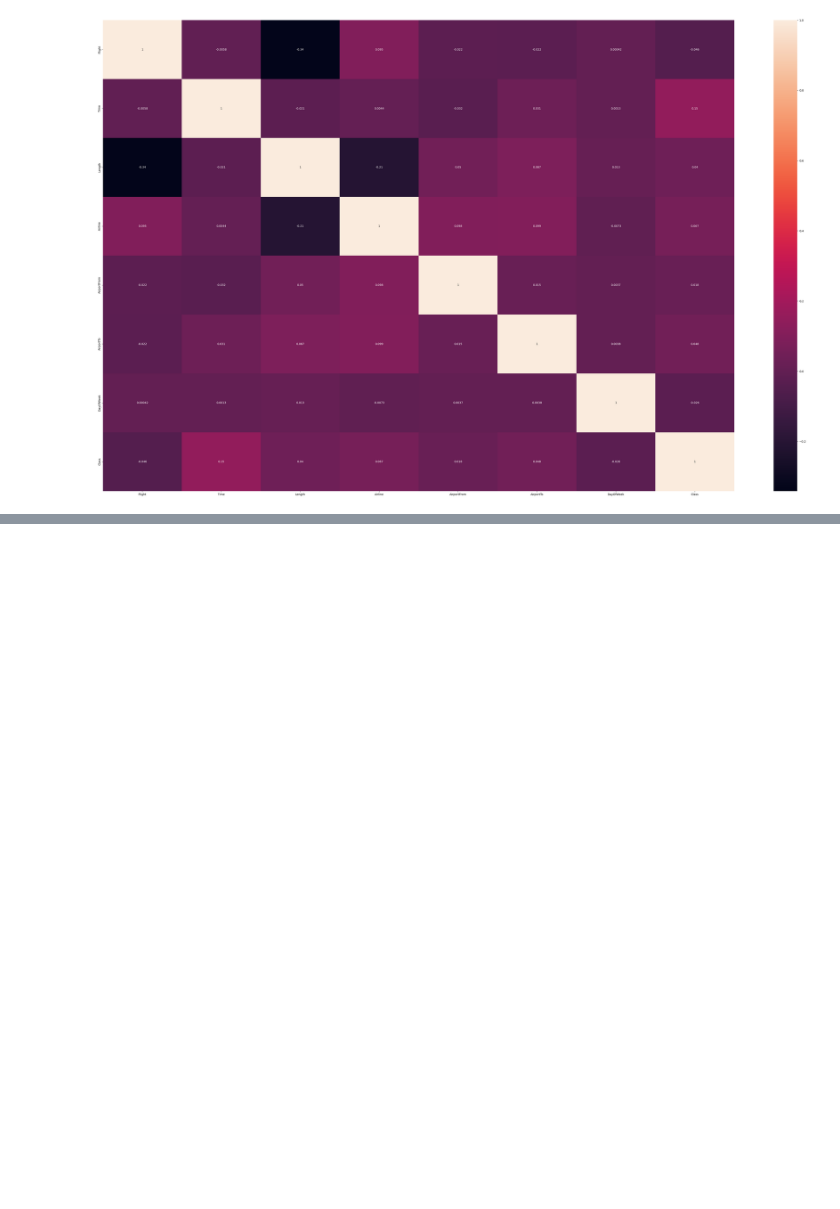
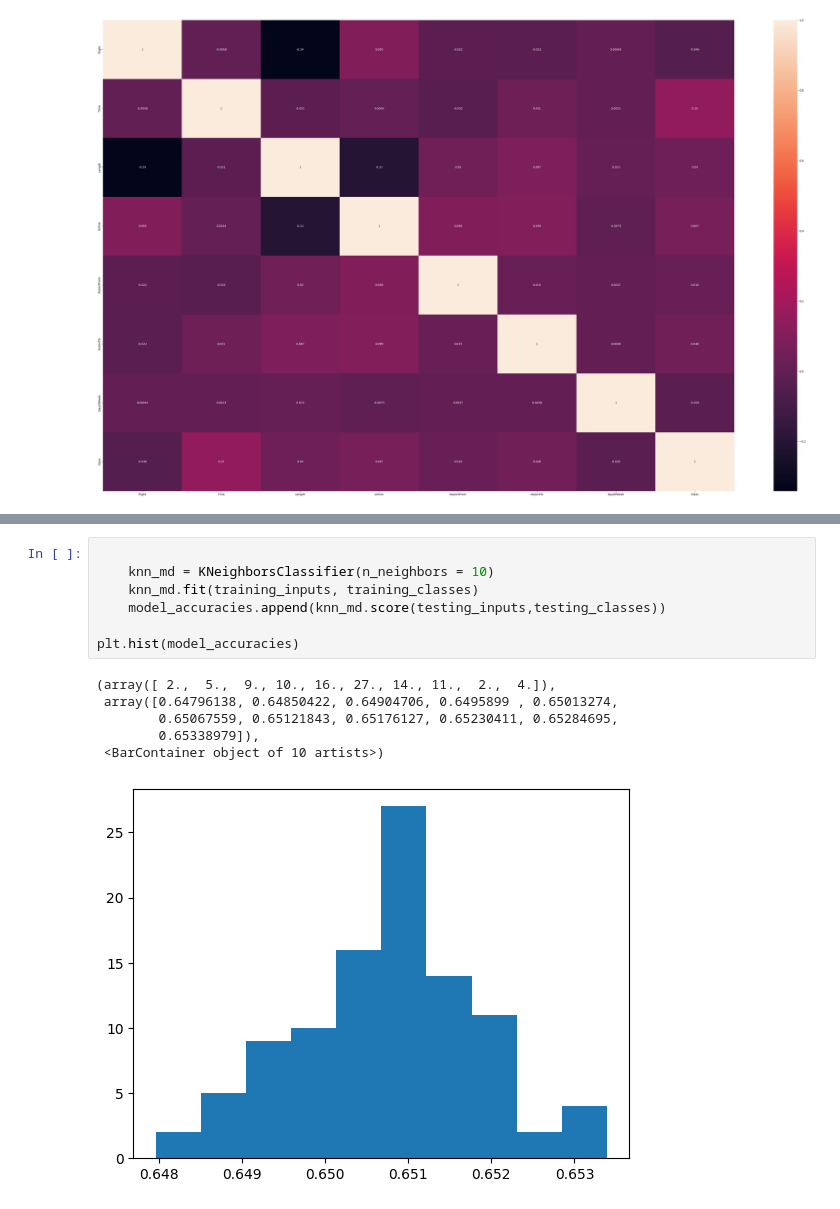
Before and after one commit to beatrizfontao/FEUP-IA, a Jupyter notebook: proj2/airline_delay_notebook.ipynb, the cells around one changed output, grey strips where cells are left out. Cells and saved outputs as stored; diff of their text form; blank space fills up the shorter version.

```diff
--- a/proj2/airline_delay_notebook.ipynb
+++ b/proj2/airline_delay_notebook.ipynb
@@ -244,0 +288,14 @@ from sklearn.model_selection import train_test_split
+# %%
+
+    knn_md = KNeighborsClassifier(n_neighbors = 10)
+    knn_md.fit(training_inputs, training_classes)
+    model_accuracies.append(knn_md.score(testing_inputs,testing_classes))
+
+plt.hist(model_accuracies)
+# %% [output]
+(array([ 2.,  5.,  9., 10., 16., 27., 14., 11.,  2.,  4.]),
+ array([0.64796138, 0.64850422, 0.64904706, 0.6495899 , 0.65013274,
+        0.65067559, 0.65121843, 0.65176127, 0.65230411, 0.65284695,
+        0.65338979]),
+ <BarContainer object of 10 artists>)
+[figure, added]
```
Also changed, not shown: parts of 8 cells of this notebook, 1 other file.
